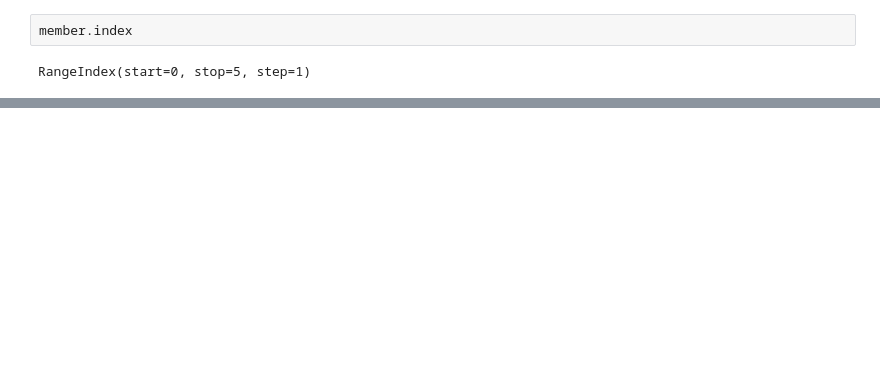
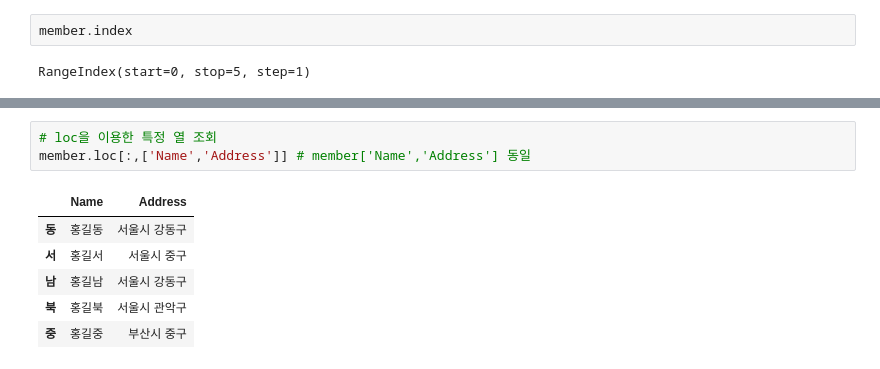
Before and after one commit to comlec/ai_x, a Jupyter notebook: source/01_python/ch11_데이터프레임과시리즈(Pandas)_1절~8절.ipynb, the cells around one changed output, grey strips where cells are left out. Cells and saved outputs as stored; diff of their text form; blank space fills up the shorter version.

```diff
--- a/source/01_python/ch11_데이터프레임과시리즈(Pandas)_1절~8절.ipynb
+++ b/source/01_python/ch11_데이터프레임과시리즈(Pandas)_1절~8절.ipynb
@@ -808,0 +816,10 @@ member.loc['동':'남', 'Name':'Email']
+# %%
+# loc을 이용한 특정 열 조회
+member.loc[:,['Name','Address']] # member['Name','Address'] 동일
+# %% [output]
+|  | Name | Address |
+| 동 | 홍길동 | 서울시 강동구 |
+| 서 | 홍길서 | 서울시 중구 |
+| 남 | 홍길남 | 서울시 강동구 |
+| 북 | 홍길북 | 서울시 관악구 |
+| 중 | 홍길중 | 부산시 중구 |
```
Also changed, not shown: parts of 81 cells of this notebook.
